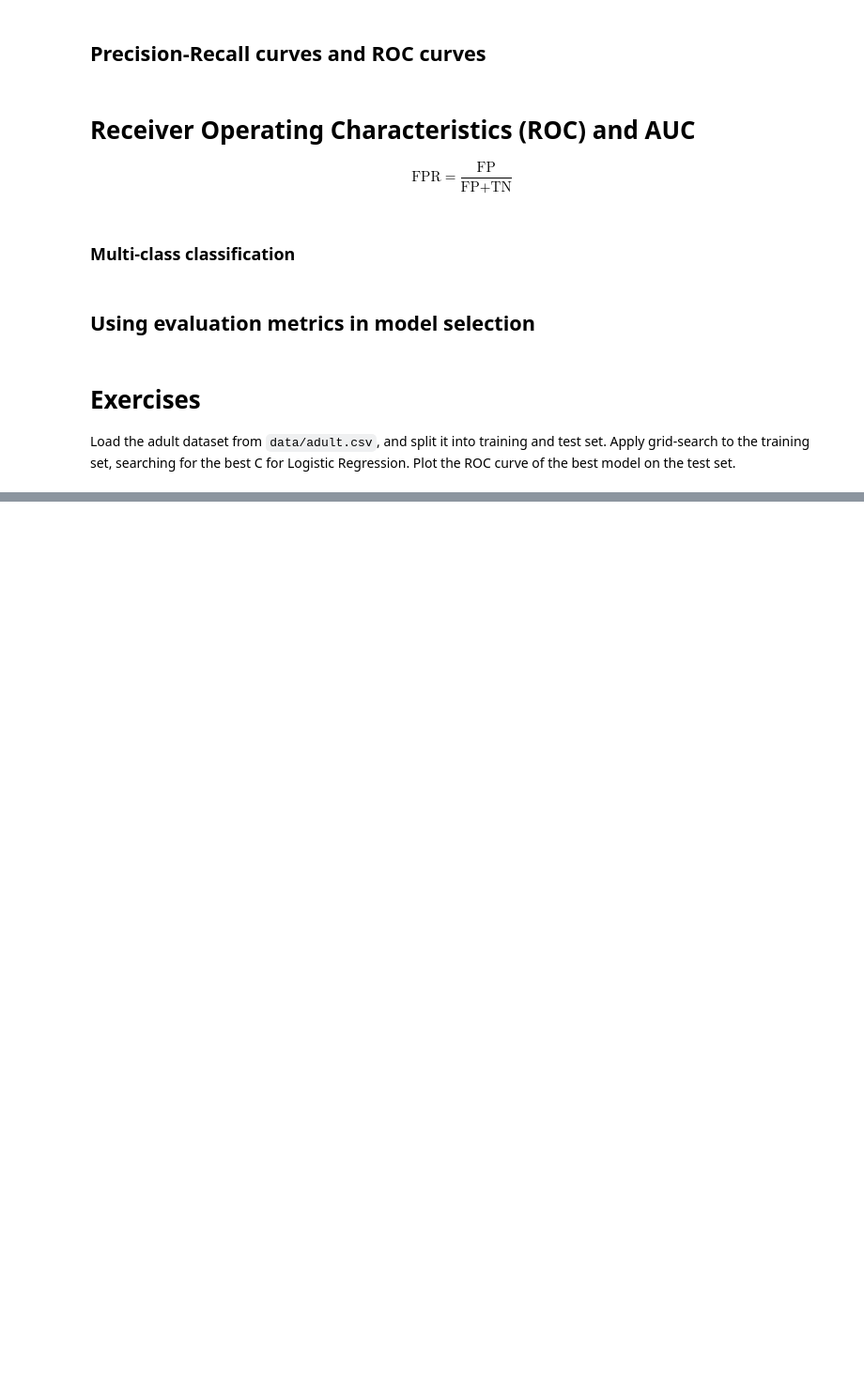
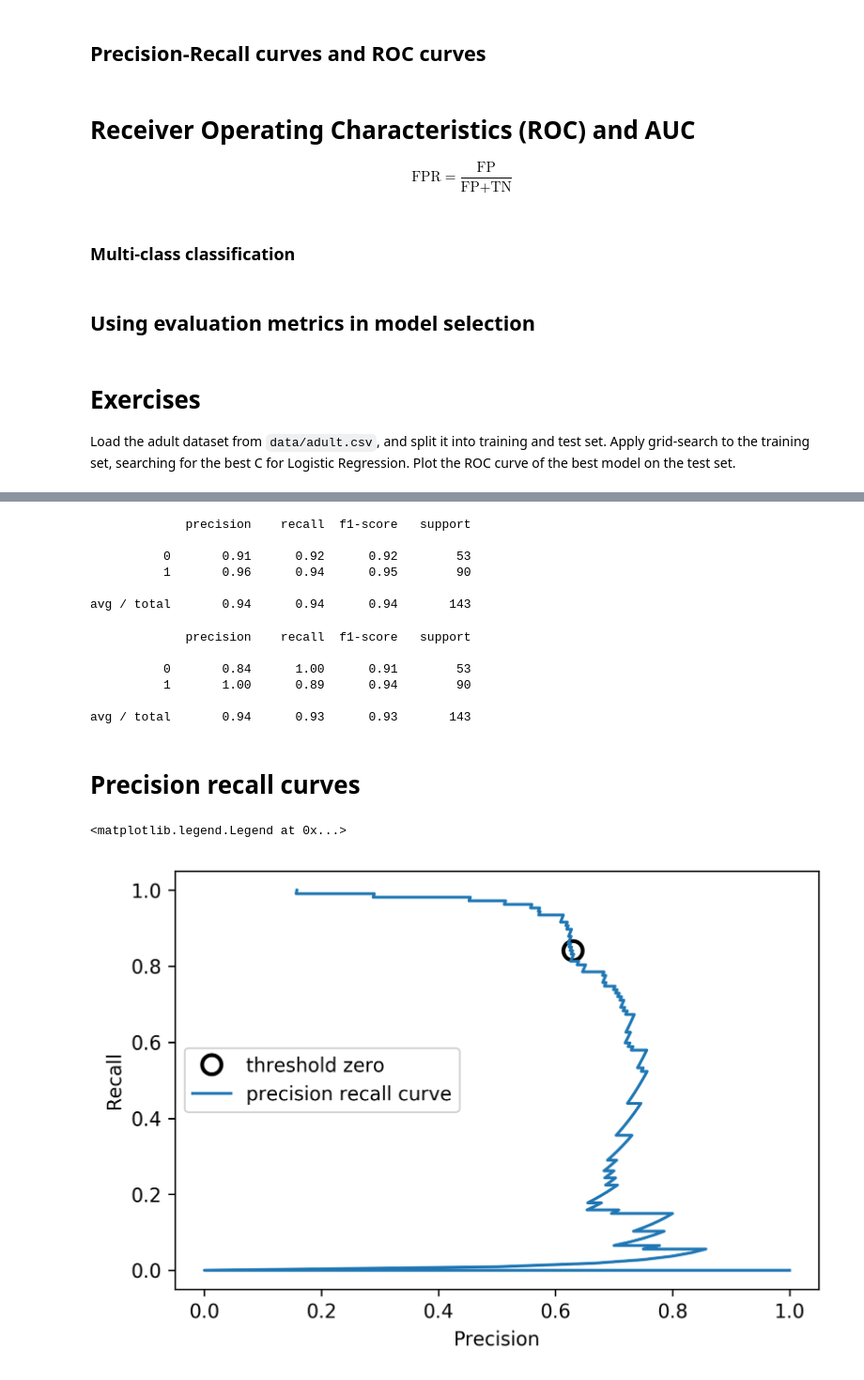
Before and after one commit to DS-BootCamp-DSI-Columbia/AY2017-2018-Winter-Collaboratory, a Jupyter notebook: Bootcamp-materials/notebooks/day3-cross-validation-and-metrics.ipynb, the cells around one changed output, grey strips where cells are left out. Shown at 94% size. Drawn from its saved outputs; the diff is of its cells as text; code cells hidden in the pictures; blank space fills up the shorter version.

```diff
--- a/Bootcamp-materials/notebooks/day3-cross-validation-and-metrics.ipynb
+++ b/Bootcamp-materials/notebooks/day3-cross-validation-and-metrics.ipynb
@@ -381,0 +755,61 @@ Plot the ROC curve of the best model on the test set.
+# %%
+# logistic regresson on breast cancer, but change threshold:
+data = load_breast_cancer()
+
+X_train, X_test, y_train, y_test = train_test_split(
+    data.data, data.target, stratify=data.target, random_state=0)
+
+lr = LogisticRegression().fit(X_train, y_train)
+y_pred = lr.predict(X_test)
+
+print(classification_report(y_test, y_pred))
+# %% [output]
+             precision    recall  f1-score   support
+
+          0       0.91      0.92      0.92        53
+          1       0.96      0.94      0.95        90
+
+avg / total       0.94      0.94      0.94       143
+# %%
+y_pred = lr.predict_proba(X_test)[:, 1] > .85
+
+print(classification_report(y_test, y_pred))
+# %% [output]
+             precision    recall  f1-score   support
+
+          0       0.84      1.00      0.91        53
+          1       1.00      0.89      0.94        90
+
+avg / total       0.94      0.93      0.93       143
+# %% [markdown]
+# Precision recall curves
+# %%
+# this will look different on master, I'm using a branch with a bugfix!
+
+from sklearn.svm import SVC
+from sklearn.datasets import make_blobs
+from sklearn.metrics import precision_recall_curve
+
+X, y = make_blobs(n_samples=5000, centers=2, cluster_std=[7.0, 2],
+                  random_state=22, shuffle=False)
+# make classes imbalanced
+X, y = X[:3000], y[:3000]
+
+X_train, X_test, y_train, y_test = train_test_split(X, y, random_state=0)
+
+svc = SVC(gamma=.05).fit(X_train, y_train)
+
+precision, recall, thresholds = precision_recall_curve(
+    y_test, svc.decision_function(X_test))
+# find threshold closest to zero:
+close_zero = np.argmin(np.abs(thresholds))
+plt.plot(precision[close_zero], recall[close_zero], 'o', markersize=10,
+         label="threshold zero", fillstyle="none", c='k', mew=2)
+
+plt.plot(precision, recall, label="precision recall curve")
+plt.xlabel("Precision")
+plt.ylabel("Recall")
+plt.legend(loc="best")
+# %% [output]
+<matplotlib.legend.Legend at 0x...>
+[figure, added]
```
Also changed, not shown: parts of 49 cells of this notebook, 2 other files.
